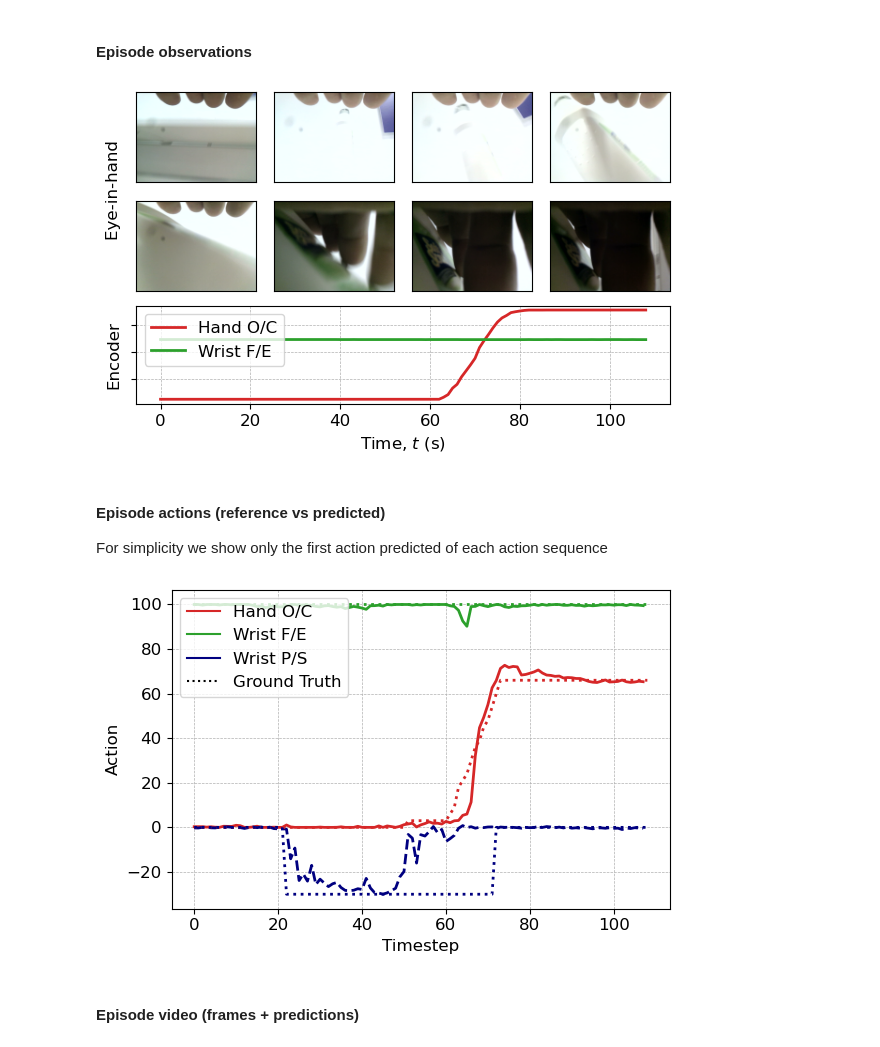
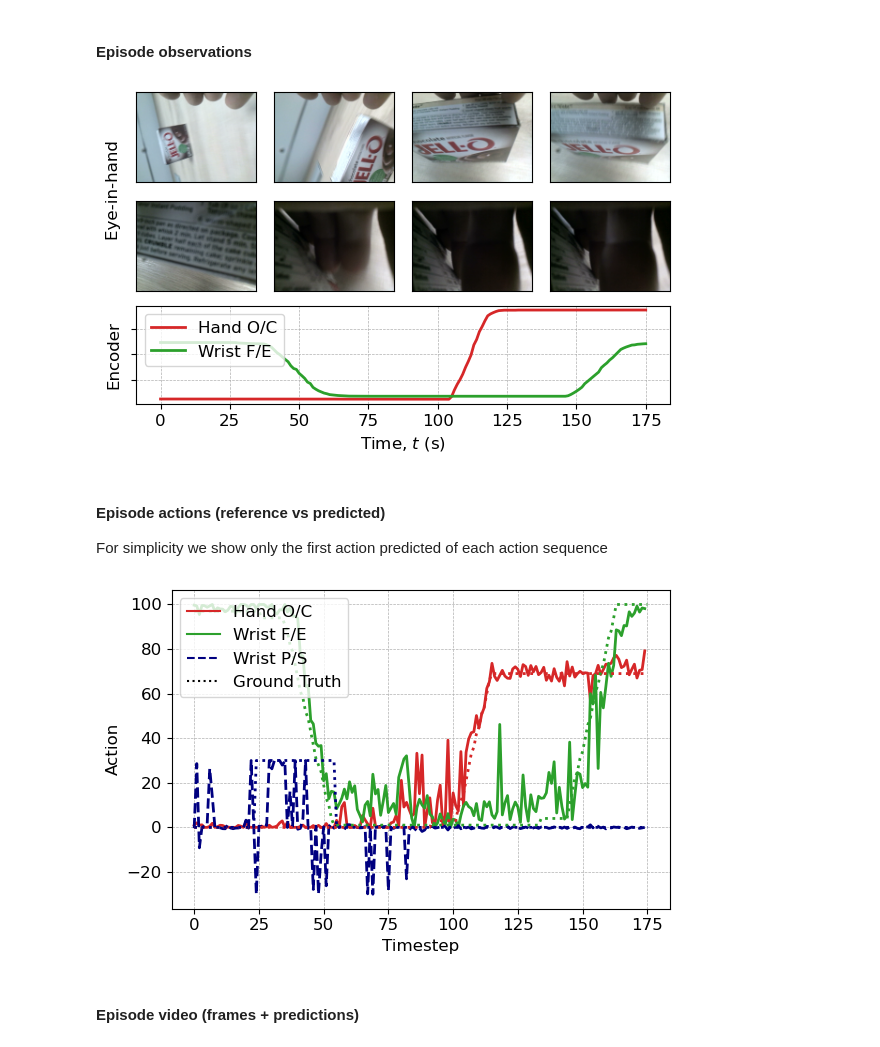
Before and after one commit to hsp-iit/HannesImitation, a Jupyter notebook: notebooks/validate_policy.ipynb, the cells around one changed output. Cells and saved outputs as stored; diff of their text form; code cells hidden in the pictures.

Commit message:
Updated code to validate policy

```diff
--- a/notebooks/validate_policy.ipynb
+++ b/notebooks/validate_policy.ipynb
@@ -64,12 +85,9 @@ _ = policy.to(device).eval()
 # %%
 # choose episode
 #idx = np.random.choice(tr_episode_indeces)
-idx = np.random.choice(vl_episode_indeces)
+idx = 24#np.random.choice(vl_episode_indeces)
 
 episode = train_dataset.replay_buffer.get_episode(idx)
-
-#obs_dictionaries, actions_gt = create_observation_dictionaries(episode, observation_horizon)
-action_sequences, actions_gt = evaluate_policy_on_episode(policy, episode, observation_horizon=policy.n_obs_steps) # {'executed', 'predicted'}
 frames = episode['image_in_hand']
 mes_hand = episode['mes_hand']
 mes_wrist_FE = episode['mes_wrist_FE']
@@ -125,40 +154,40 @@ ax_encoder.set_yticklabels([])
 plt.tight_layout()
 plt.show()
 # %% [output]
-[figure, old version]
+[figure, new version]
 # %% [markdown]
 #### Episode actions (reference vs predicted)
 For simplicity we show only the first action predicted of each action sequence
 # %%
 executed_action_sequences = np.array(action_sequences['executed']) # (time, Ta, Da)
 
 fig = plt.figure(figsize=(6, 4))
 plt.plot(executed_action_sequences[:, 0, 0], color='tab:red', linewidth=2, alpha=1,)
 plt.plot(executed_action_sequences[:, 0, 1], color='tab:green', linewidth=2, alpha=1,)
 plt.plot(executed_action_sequences[:, 0, 2], color='navy', linestyle='--', linewidth=2, alpha=1,)
 
 plt.plot(actions_gt[:, 0], color='tab:red', linestyle=':', linewidth=2, alpha=1)
 plt.plot(actions_gt[:, 1], color='tab:green', linestyle=':', linewidth=2, alpha=1)
 plt.plot(actions_gt[:, 2], color='navy', linestyle=':', linewidth=2, alpha=1)
 
 plt.plot([], color='tab:red', label="Hand O/C")
 plt.plot([], color='tab:green', label='Wrist F/E')
-plt.plot([], color='navy', linestyle='-', label='Wrist P/S')
+plt.plot([], color='navy', linestyle='--', label='Wrist P/S')
 plt.plot([], color='black', linestyle=':', label='Ground Truth')
 
 plt.ylabel('Action')
 plt.xlabel("Timestep")
 plt.grid(linewidth=0.5, linestyle='--')
 plt.legend(loc='upper left', ncols=1)
 
 # Adjust layout for clarity
 plt.tight_layout()
 #plt.savefig(fname='../../figures/test/iros2025/' + name + 'action_predictions.pdf', bbox_inches='tight', dpi=600)
 #plt.savefig(fname='../../figures/test/iros2025/' + name + 'action_predictions.png', bbox_inches='tight', dpi=600)
 #plt.savefig(fname='../../figures/test/iros2025/' + name + 'action_predictions.svg', bbox_inches='tight', dpi=600)
 plt.show()
 # %% [output]
-[figure, old version]
+[figure, new version]
 # %% [markdown]
 #### Episode video (frames + predictions)
 # %%
```
Also changed, not shown: parts of 5 cells of this notebook, 1 other file.
